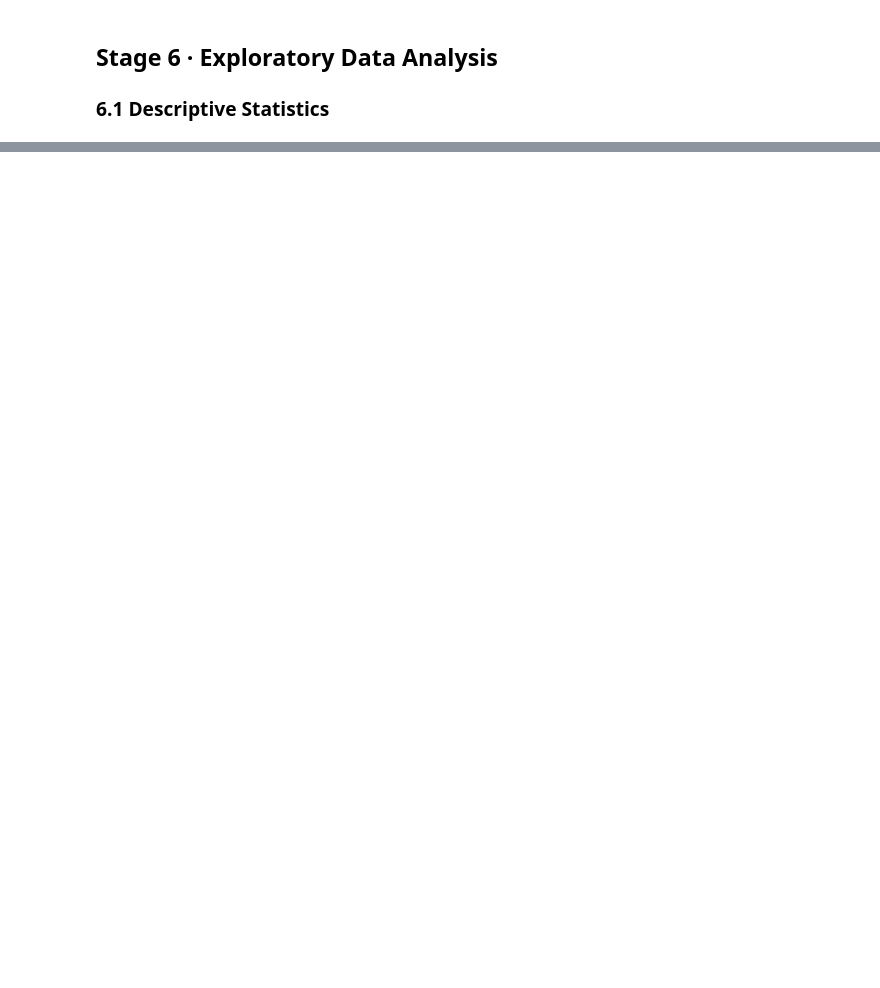
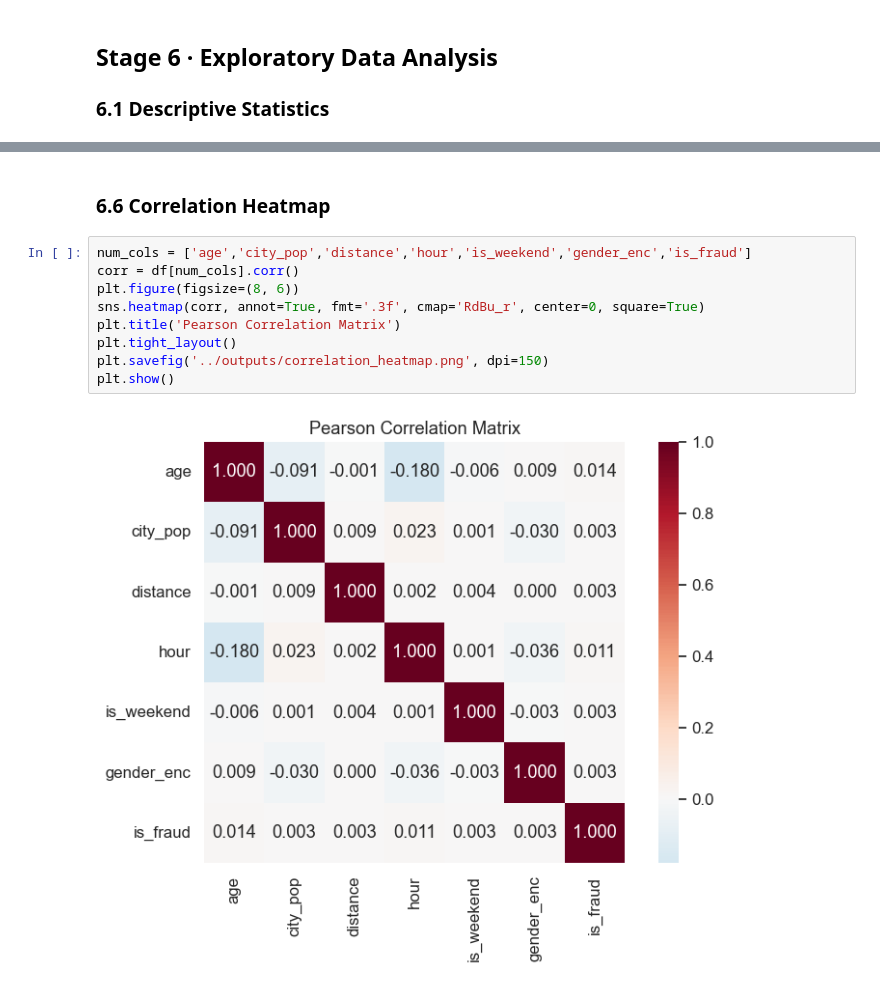
Before and after one commit to felicia-sw/credit-card-fraud, a Jupyter notebook: notebooks/fraud_detection_analysis.ipynb, the cells around one changed output, grey strips where cells are left out. Saved outputs shown, nothing was run; the diff lists cells and outputs as text; blank space fills up the shorter version.

```diff
--- a/notebooks/fraud_detection_analysis.ipynb
+++ b/notebooks/fraud_detection_analysis.ipynb
@@ -335,0 +205,13 @@ print(f'MAPE < 10%: {"Highly Accurate ✓" if mape_ts < 10 else "Needs improveme
+# %% [markdown]
+### 6.6 Correlation Heatmap
+# %%
+num_cols = ['age','city_pop','distance','hour','is_weekend','gender_enc','is_fraud']
+corr = df[num_cols].corr()
+plt.figure(figsize=(8, 6))
+sns.heatmap(corr, annot=True, fmt='.3f', cmap='RdBu_r', center=0, square=True)
+plt.title('Pearson Correlation Matrix')
+plt.tight_layout()
+plt.savefig('../outputs/correlation_heatmap.png', dpi=150)
+plt.show()
+# %% [output]
+[figure, added]
```
Also changed, not shown: parts of 83 cells of this notebook, 11 other files.
